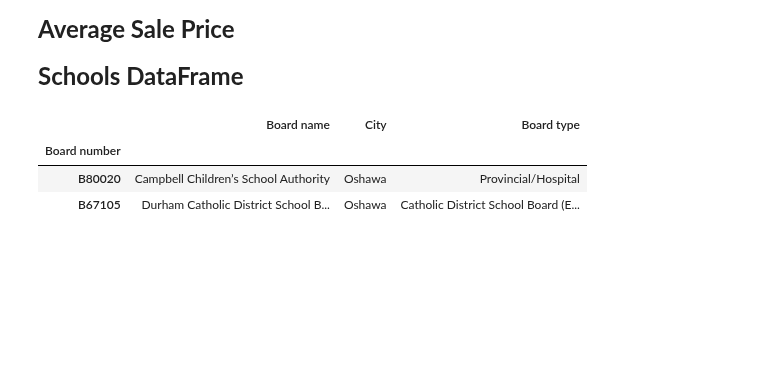
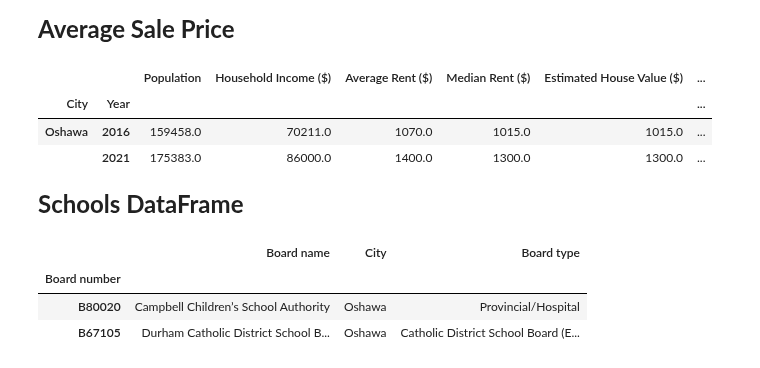
Before and after one commit to MaisieDeGraaf/oakville-housing-analysis, a Jupyter notebook: Housing Market.ipynb, the cells around one changed output. Saved outputs shown, nothing was run; the diff lists cells and outputs as text; code cells hidden in the pictures; blank space fills up the shorter version.

```diff
--- a/Housing Market.ipynb
+++ b/Housing Market.ipynb
@@ -236,5 +264,15 @@ Oshawa_df
 # %% [markdown]
 **<font size="5">Average Sale Price</font>**
+# %%
+#Changing the df type and printing it to csv
+Oshawa_df = Oshawa_df.astype(float)
+Oshawa.to_csv('OUtpuç/out.csv')
+Oshawa_df
+# %% [output]
+|  |  | Population | Household Income ($) | Average Rent ($) | Median Rent ($) | Estimated House Value ($) | ... |
+| City | Year |  |  |  |  |  | ... |
+| Oshawa | 2016 | 159458.0 | 70211.0 | 1070.0 | 1015.0 | 1015.0 | ... |
+|  | 2021 | 175383.0 | 86000.0 | 1400.0 | 1300.0 | 1300.0 | ... |
 # %% [markdown]
 **<font size="5">Schools DataFrame</font>**
 # %%
```
Also changed, not shown: parts of 10 cells of this notebook, 6 other files.
